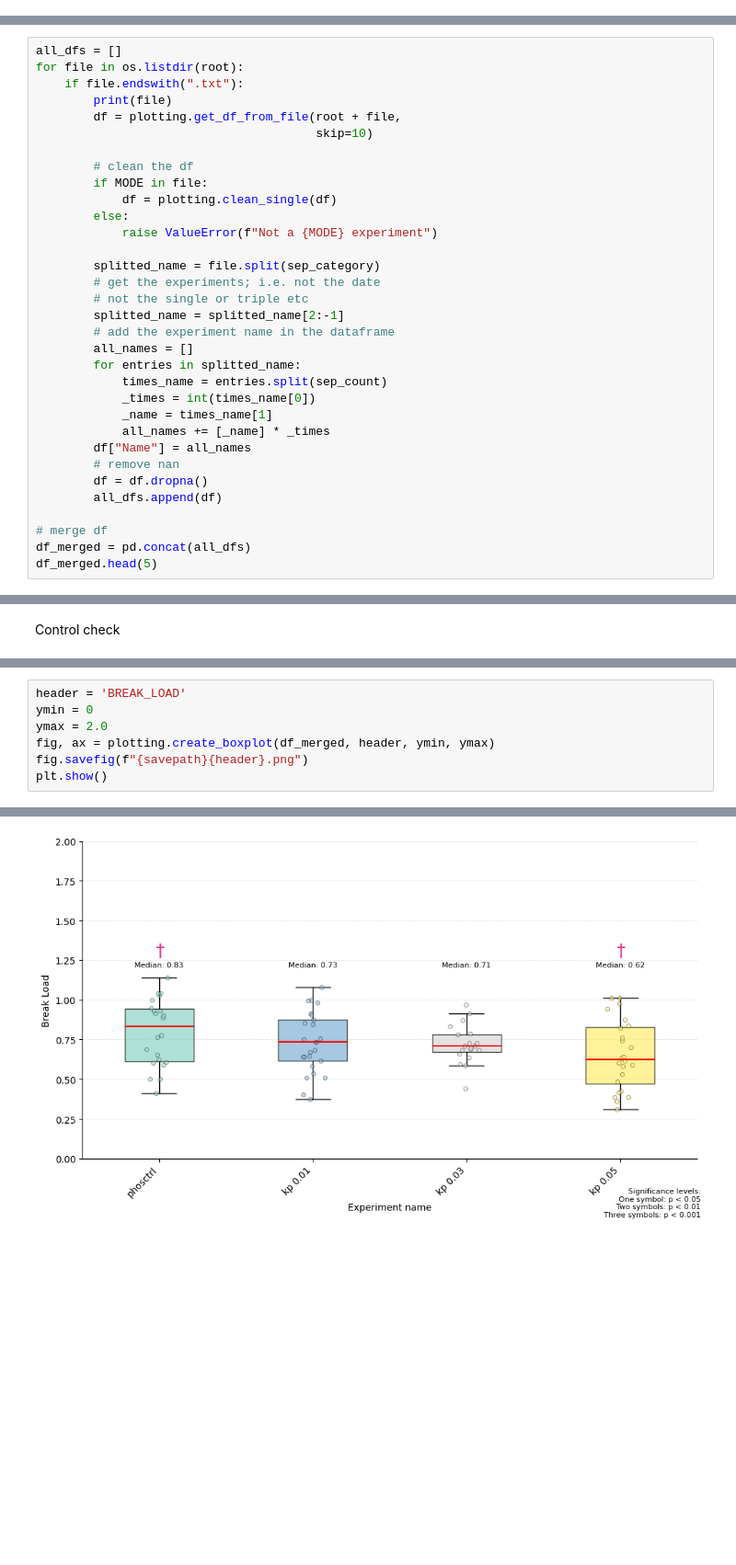
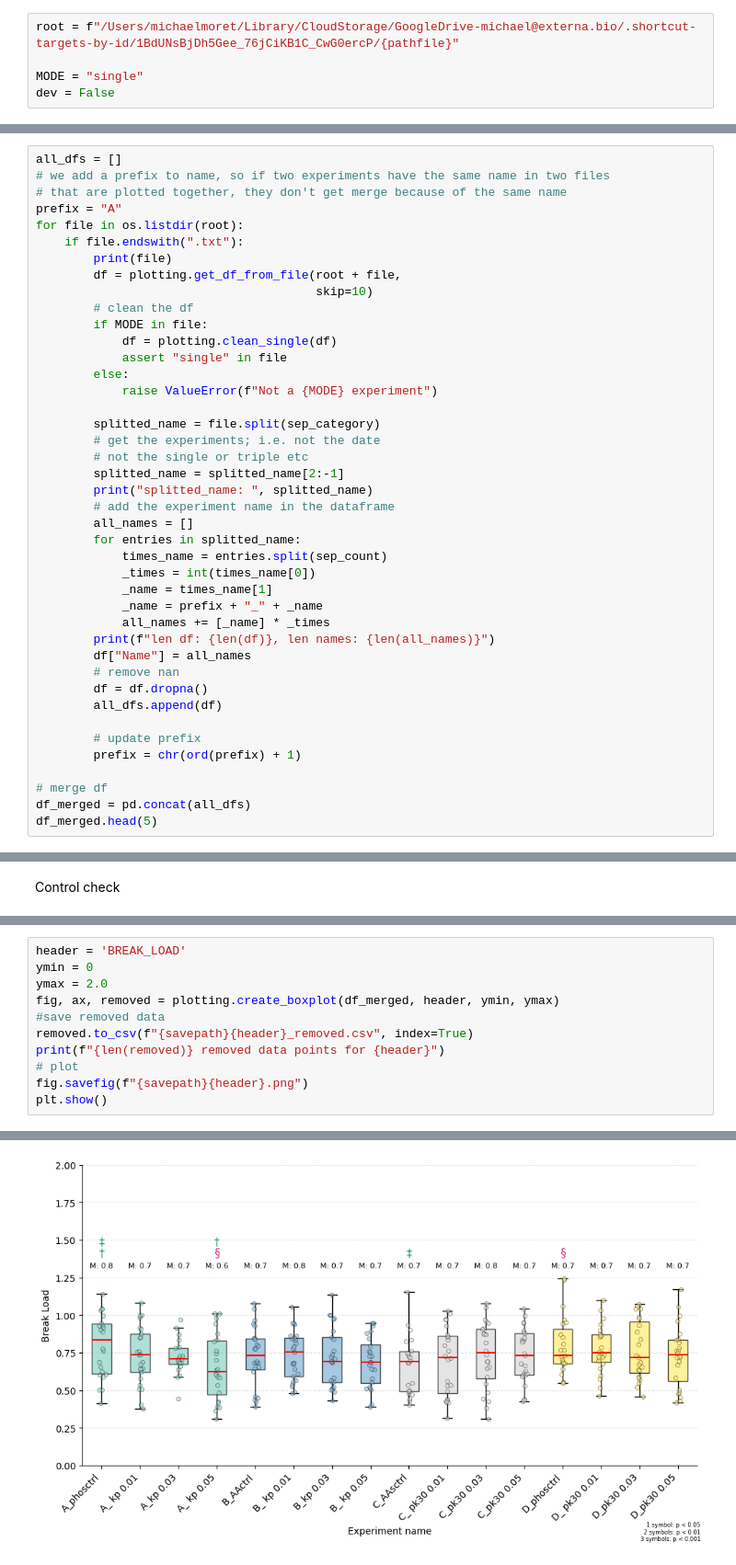
Before and after one commit to michael1788/krap, a Jupyter notebook: notebooks_2/Z01_v1.4_MASTER(single).ipynb, the cells around one changed output, grey strips where cells are left out. Shown at 92% size. Cells and saved outputs as stored; diff of their text form; blank space fills up the shorter version.

```diff
--- a/notebooks_2/Z01_v1.4_MASTER(single).ipynb
+++ b/notebooks_2/Z01_v1.4_MASTER(single).ipynb
@@ -20,5 +18,10 @@ dev = False
 # %% [markdown]
 ### From here; automatic run
+# %%
+root = f"/Users/michaelmoret/Library/CloudStorage/GoogleDrive-michael@externa.bio/.shortcut-targets-by-id/1BdUNsBjDh5Gee_76jCiKB1C_CwG0ercP/{pathfile}"
+
+MODE = "single"
+dev = False
 # %%
 if not root.endswith("/"):
     root += "/"
@@ -39,15 +45,18 @@ if dev:
 os.makedirs(savepath, exist_ok=True)
 # %%
 all_dfs = []
+# we add a prefix to name, so if two experiments have the same name in two files
+# that are plotted together, they don't get merge because of the same name
+prefix = "A"
 for file in os.listdir(root):
     if file.endswith(".txt"):
         print(file)
         df = plotting.get_df_from_file(root + file,
                                        skip=10)
-
         # clean the df
         if MODE in file:
             df = plotting.clean_single(df)
+            assert "single" in file
         else:
             raise ValueError(f"Not a {MODE} experiment")
 
@@ -55,18 +64,24 @@ for file in os.listdir(root):
         # get the experiments; i.e. not the date
         # not the single or triple etc
         splitted_name = splitted_name[2:-1]
+        print("splitted_name: ", splitted_name)
         # add the experiment name in the dataframe
         all_names = []
         for entries in splitted_name:
             times_name = entries.split(sep_count)
             _times = int(times_name[0])
             _name = times_name[1]
+            _name = prefix + "_" + _name
             all_names += [_name] * _times
+        print(f"len df: {len(df)}, len names: {len(all_names)}")
         df["Name"] = all_names
         # remove nan
         df = df.dropna()
         all_dfs.append(df)
 
+        # update prefix
+        prefix = chr(ord(prefix) + 1)
+
 # merge df
 df_merged = pd.concat(all_dfs)
 df_merged.head(5)
@@ -116,7 +182,11 @@ plt.show()
 header = 'BREAK_LOAD'
 ymin = 0
 ymax = 2.0
-fig, ax = plotting.create_boxplot(df_merged, header, ymin, ymax)
+fig, ax, removed = plotting.create_boxplot(df_merged, header, ymin, ymax)
+#save removed data
+removed.to_csv(f"{savepath}{header}_removed.csv", index=True)
+print(f"{len(removed)} removed data points for {header}")
+# plot
 fig.savefig(f"{savepath}{header}.png")
 plt.show()
 # %% [output]
@@ -124 +197 @@ Statistical significance between phosctrl and  kp 0.05: p = 0.0338
-[figure, old version]
+[figure, new version]
```
Also changed, not shown: parts of 16 cells of this notebook, 6 other files.
